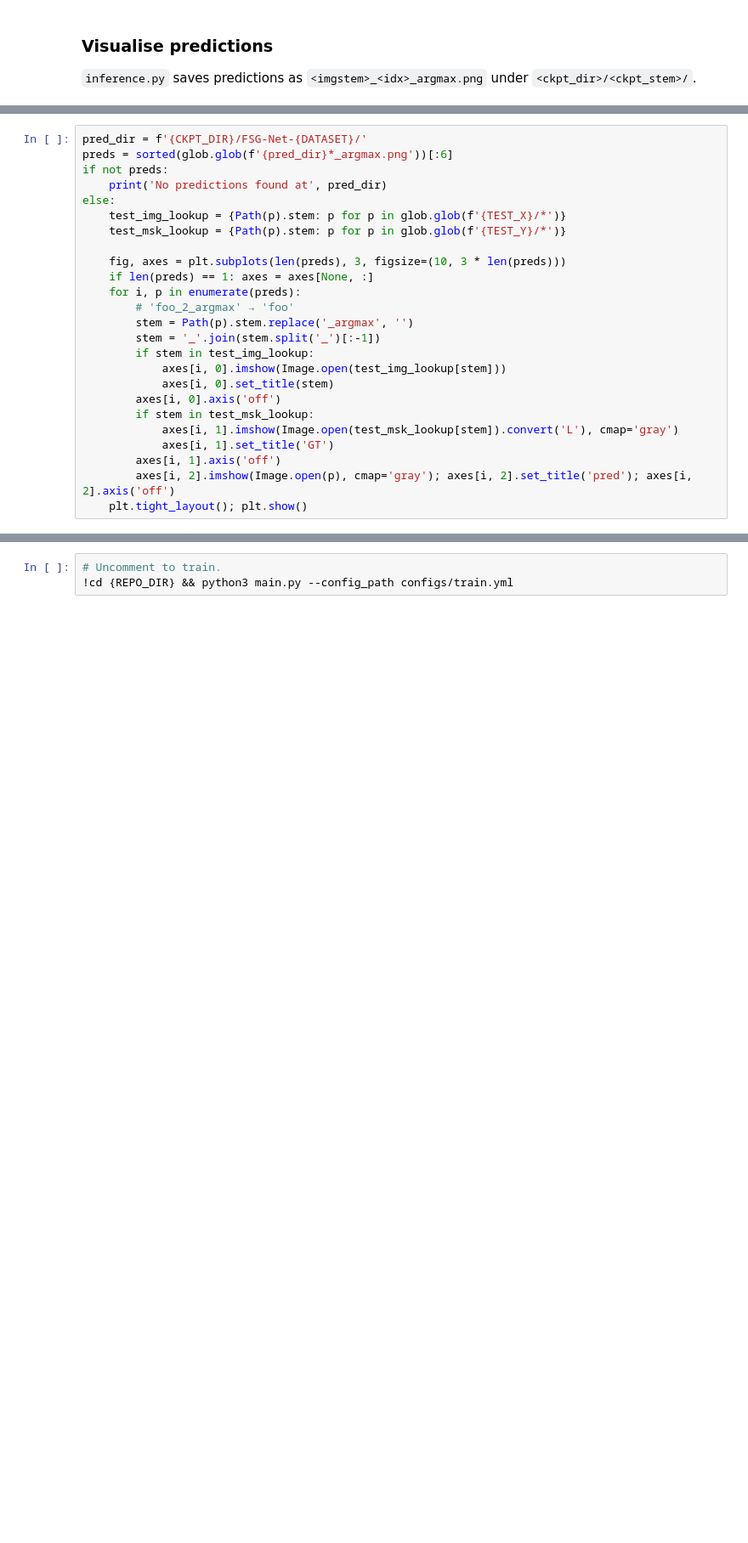
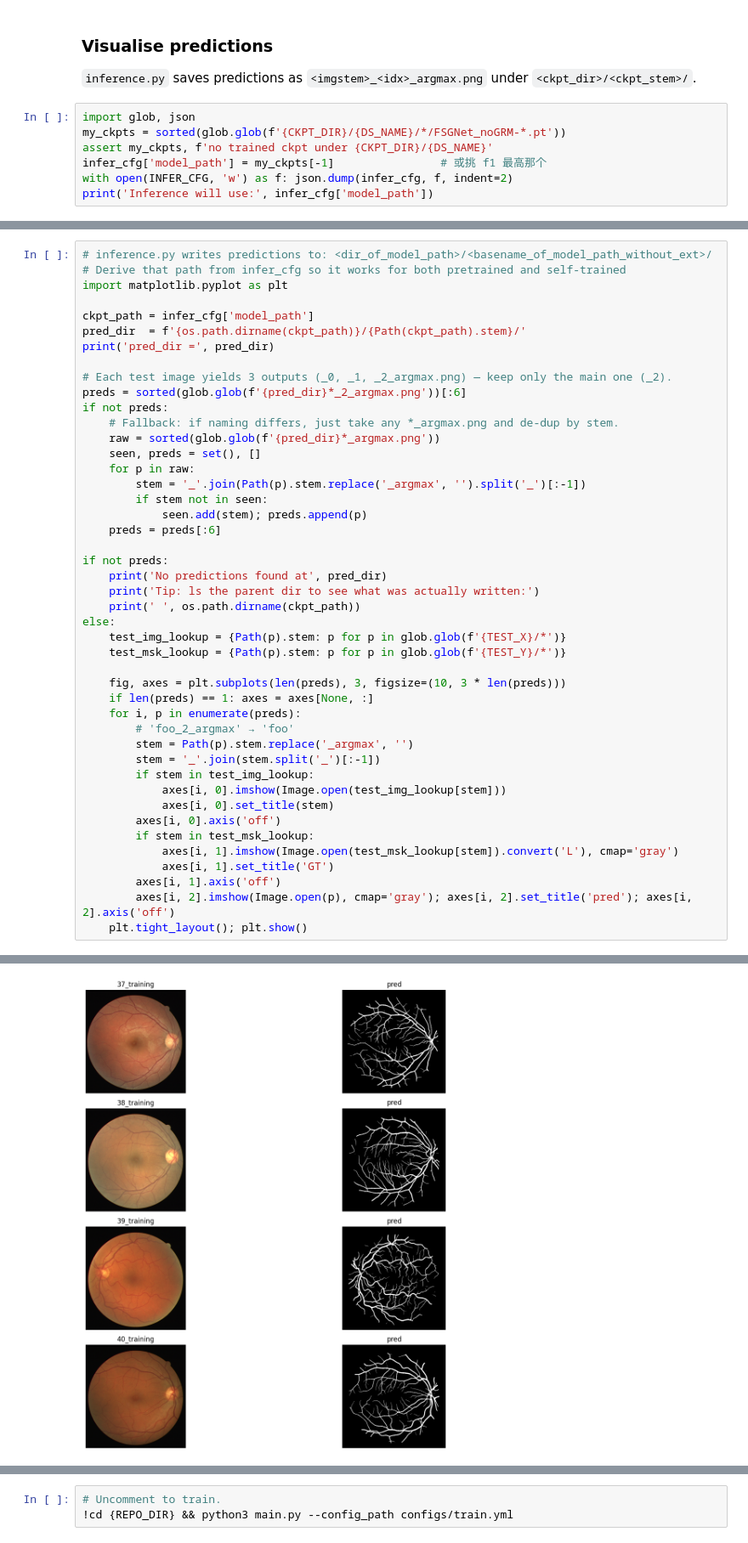
Before and after one commit to ada-lc325/FSG-Net-Baseline, a Jupyter notebook: FSGNet_Colab.ipynb, the cells around one changed output, grey strips where cells are left out. Shown at 85% size. Drawn from its saved outputs; the diff is of its cells as text; blank space fills up the shorter version.

```diff
--- a/FSGNet_Colab.ipynb
+++ b/FSGNet_Colab.ipynb
@@ -470,3 +482,10 @@ FileNotFoundError: [Errno 2] No such file or directory: '/content/drive/MyDrive/
 ### Visualise predictions
 
 `inference.py` saves predictions as `<imgstem>_<idx>_argmax.png` under `<ckpt_dir>/<ckpt_stem>/`.
+# %%
+import glob, json
+my_ckpts = sorted(glob.glob(f'{CKPT_DIR}/{DS_NAME}/*/FSGNet_noGRM-*.pt'))
+assert my_ckpts, f'no trained ckpt under {CKPT_DIR}/{DS_NAME}'
+infer_cfg['model_path'] = my_ckpts[-1]                # 或挑 f1 最高那个
+with open(INFER_CFG, 'w') as f: json.dump(infer_cfg, f, indent=2)
+print('Inference will use:', infer_cfg['model_path'])
@@ -473,8 +494,28 @@ FileNotFoundError: [Errno 2] No such file or directory: '/content/drive/MyDrive/
 # %%
-pred_dir = f'{CKPT_DIR}/FSG-Net-{DATASET}/'
-preds = sorted(glob.glob(f'{pred_dir}*_argmax.png'))[:6]
+# inference.py writes predictions to: <dir_of_model_path>/<basename_of_model_path_without_ext>/
+# Derive that path from infer_cfg so it works for both pretrained and self-trained
+import matplotlib.pyplot as plt
+
+ckpt_path = infer_cfg['model_path']
+pred_dir  = f'{os.path.dirname(ckpt_path)}/{Path(ckpt_path).stem}/'
+print('pred_dir =', pred_dir)
+
+# Each test image yields 3 outputs (_0, _1, _2_argmax.png) — keep only the main one (_2).
+preds = sorted(glob.glob(f'{pred_dir}*_2_argmax.png'))[:6]
+if not preds:
+    # Fallback: if naming differs, just take any *_argmax.png and de-dup by stem.
+    raw = sorted(glob.glob(f'{pred_dir}*_argmax.png'))
+    seen, preds = set(), []
+    for p in raw:
+        stem = '_'.join(Path(p).stem.replace('_argmax', '').split('_')[:-1])
+        if stem not in seen:
+            seen.add(stem); preds.append(p)
+    preds = preds[:6]
+
 if not preds:
     print('No predictions found at', pred_dir)
+    print('Tip: ls the parent dir to see what was actually written:')
+    print(' ', os.path.dirname(ckpt_path))
 else:
     test_img_lookup = {Path(p).stem: p for p in glob.glob(f'{TEST_X}/*')}
     test_msk_lookup = {Path(p).stem: p for p in glob.glob(f'{TEST_Y}/*')}
@@ -500,3 +541,4 @@ No predictions found at /content/drive/MyDrive/SegModels/FSGNet/checkpoints/FSG-
+[figure, added]
 # %% [markdown]
 ## 6. (Optional) Train from scratch / fine-tune
 
```
Also changed, not shown: parts of 7 cells of this notebook.
